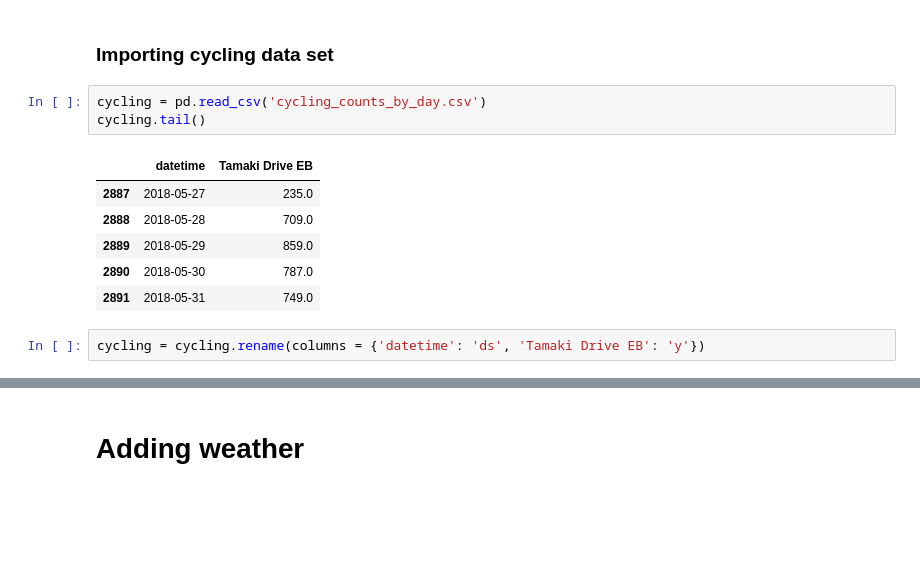
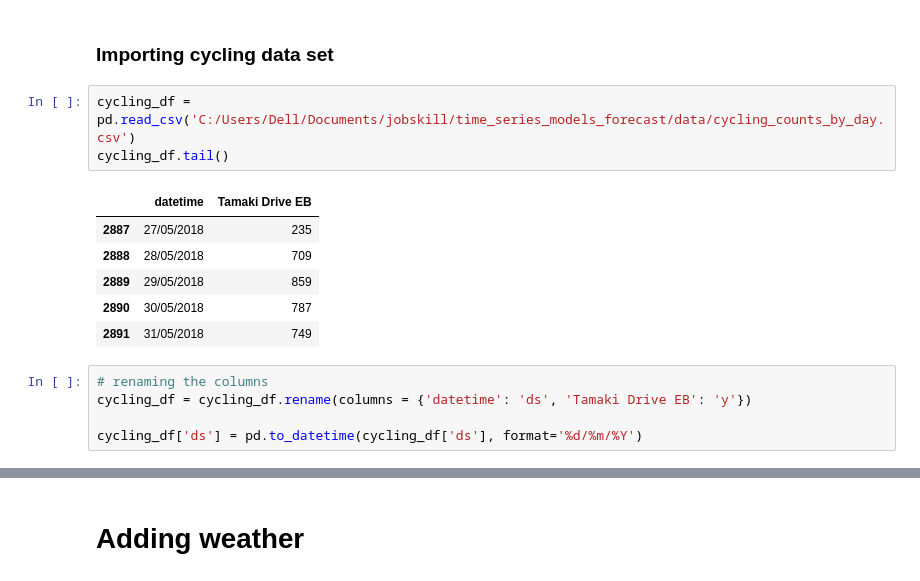
Before and after one commit to Njuaka/time_series_models_forecast, a Jupyter notebook: notebook/ForcastExerciseWithHolidays.ipynb, the cells around one changed output, grey strips where cells are left out. Saved outputs shown, nothing was run; the diff lists cells and outputs as text; blank space fills up the shorter version.

```diff
--- a/notebook/ForcastExerciseWithHolidays.ipynb
+++ b/notebook/ForcastExerciseWithHolidays.ipynb
@@ -58,15 +58,18 @@ def calculate_rmse(forecast, cycling_test):
 # %% [markdown]
 ### Importing cycling data set
 # %%
-cycling = pd.read_csv('cycling_counts_by_day.csv')
-cycling.tail()
+cycling_df = pd.read_csv('C:/Users/Dell/Documents/jobskill/time_series_models_forecast/data/cycling_counts_by_day.csv')
+cycling_df.tail()
 # %% [output]
 |  | datetime | Tamaki Drive EB |
-| 2887 | 2018-05-27 | 235.0 |
-| 2888 | 2018-05-28 | 709.0 |
-| 2889 | 2018-05-29 | 859.0 |
-| 2890 | 2018-05-30 | 787.0 |
-| 2891 | 2018-05-31 | 749.0 |
+| 2887 | 27/05/2018 | 235 |
+| 2888 | 28/05/2018 | 709 |
+| 2889 | 29/05/2018 | 859 |
+| 2890 | 30/05/2018 | 787 |
+| 2891 | 31/05/2018 | 749 |
 # %%
-cycling = cycling.rename(columns = {'datetime': 'ds', 'Tamaki Drive EB': 'y'})
+# renaming the columns
+cycling_df = cycling_df.rename(columns = {'datetime': 'ds', 'Tamaki Drive EB': 'y'})
+
+cycling_df['ds'] = pd.to_datetime(cycling_df['ds'], format='%d/%m/%Y')
 # %%
```
Also changed, not shown: parts of 27 cells of this notebook, 2 other files.
